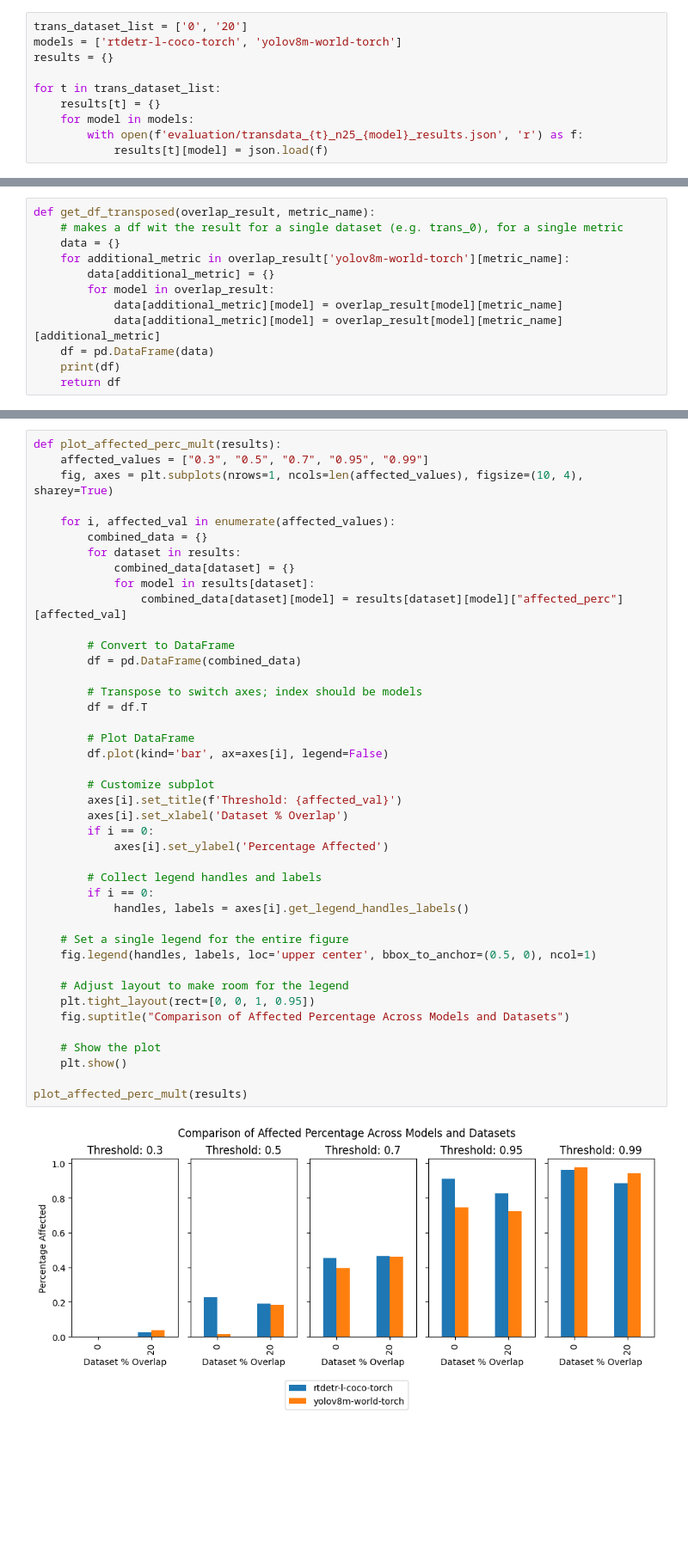
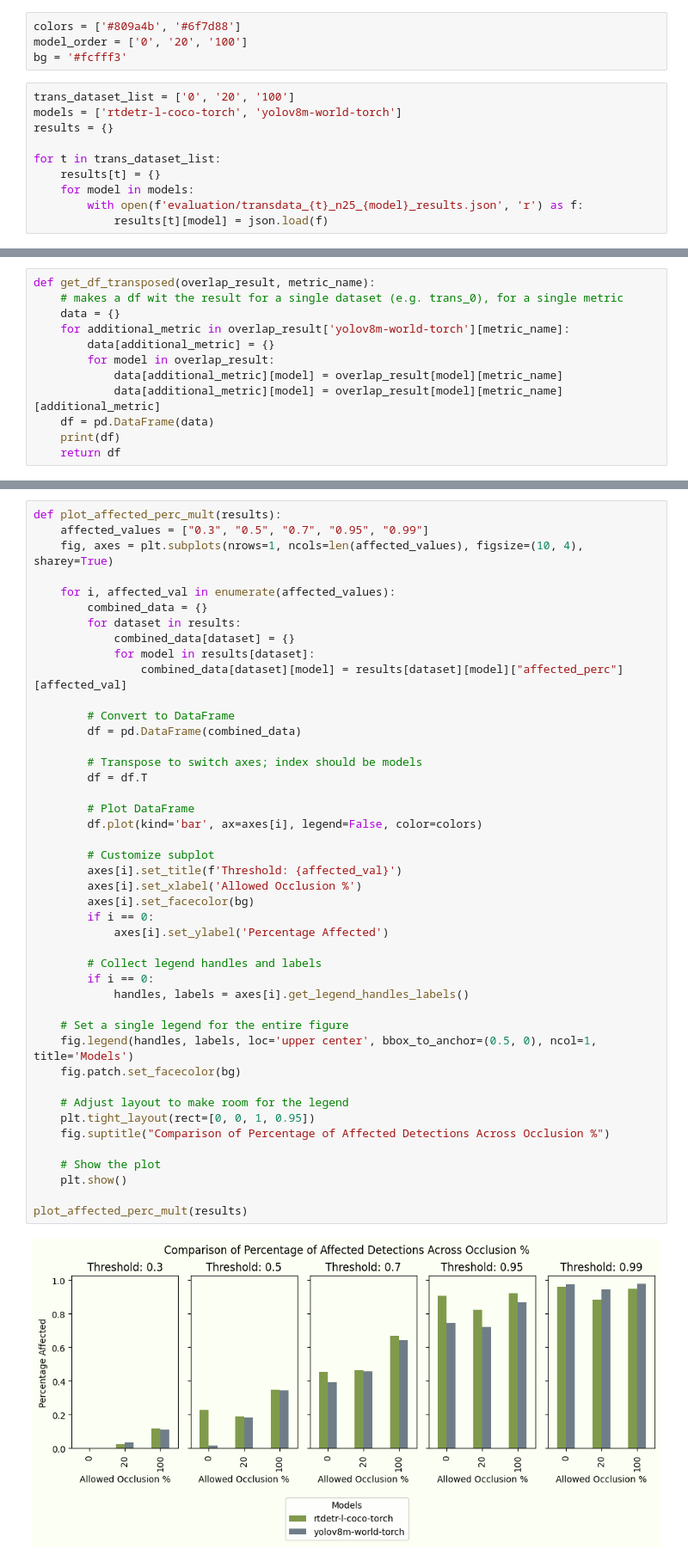
Before and after one commit to sofiesana/updog, a Jupyter notebook: analysis.ipynb, the cells around one changed output, grey strips where cells are left out. Shown at 86% size. Drawn from its saved outputs; the diff is of its cells as text; blank space fills up the shorter version.

```diff
--- a/analysis.ipynb
+++ b/analysis.ipynb
@@ -2,8 +2,12 @@
 import json
 import pandas as pd
 import matplotlib.pyplot as plt
+# %%
+colors = ['#809a4b', '#6f7d88']
+model_order = ['0', '20', '100']
+bg = '#fcfff3'
 # %%
-trans_dataset_list = ['0', '20']
+trans_dataset_list = ['0', '20', '100']
 models = ['rtdetr-l-coco-torch', 'yolov8m-world-torch']
 results = {}
 
@@ -289,35 +363,37 @@ def plot_affected_perc_mult(results):
             for model in results[dataset]:
                 combined_data[dataset][model] = results[dataset][model]["affected_perc"][affected_val]
 
         # Convert to DataFrame
         df = pd.DataFrame(combined_data)
 
         # Transpose to switch axes; index should be models
         df = df.T
 
         # Plot DataFrame
-        df.plot(kind='bar', ax=axes[i], legend=False)
+        df.plot(kind='bar', ax=axes[i], legend=False, color=colors)
 
         # Customize subplot
         axes[i].set_title(f'Threshold: {affected_val}')
-        axes[i].set_xlabel('Dataset % Overlap')
+        axes[i].set_xlabel('Allowed Occlusion %')
+        axes[i].set_facecolor(bg)
         if i == 0:
             axes[i].set_ylabel('Percentage Affected')
 
         # Collect legend handles and labels
         if i == 0:
             handles, labels = axes[i].get_legend_handles_labels()
 
     # Set a single legend for the entire figure
-    fig.legend(handles, labels, loc='upper center', bbox_to_anchor=(0.5, 0), ncol=1)
+    fig.legend(handles, labels, loc='upper center', bbox_to_anchor=(0.5, 0), ncol=1, title='Models')
+    fig.patch.set_facecolor(bg)
 
     # Adjust layout to make room for the legend
     plt.tight_layout(rect=[0, 0, 1, 0.95])
-    fig.suptitle("Comparison of Affected Percentage Across Models and Datasets")
+    fig.suptitle("Comparison of Percentage of Affected Detections Across Occlusion %")
 
     # Show the plot
     plt.show()
 
 plot_affected_perc_mult(results)
 # %% [output]
-[figure, old version]
+[figure, new version]
```
Also changed, not shown: parts of 11 cells of this notebook.
